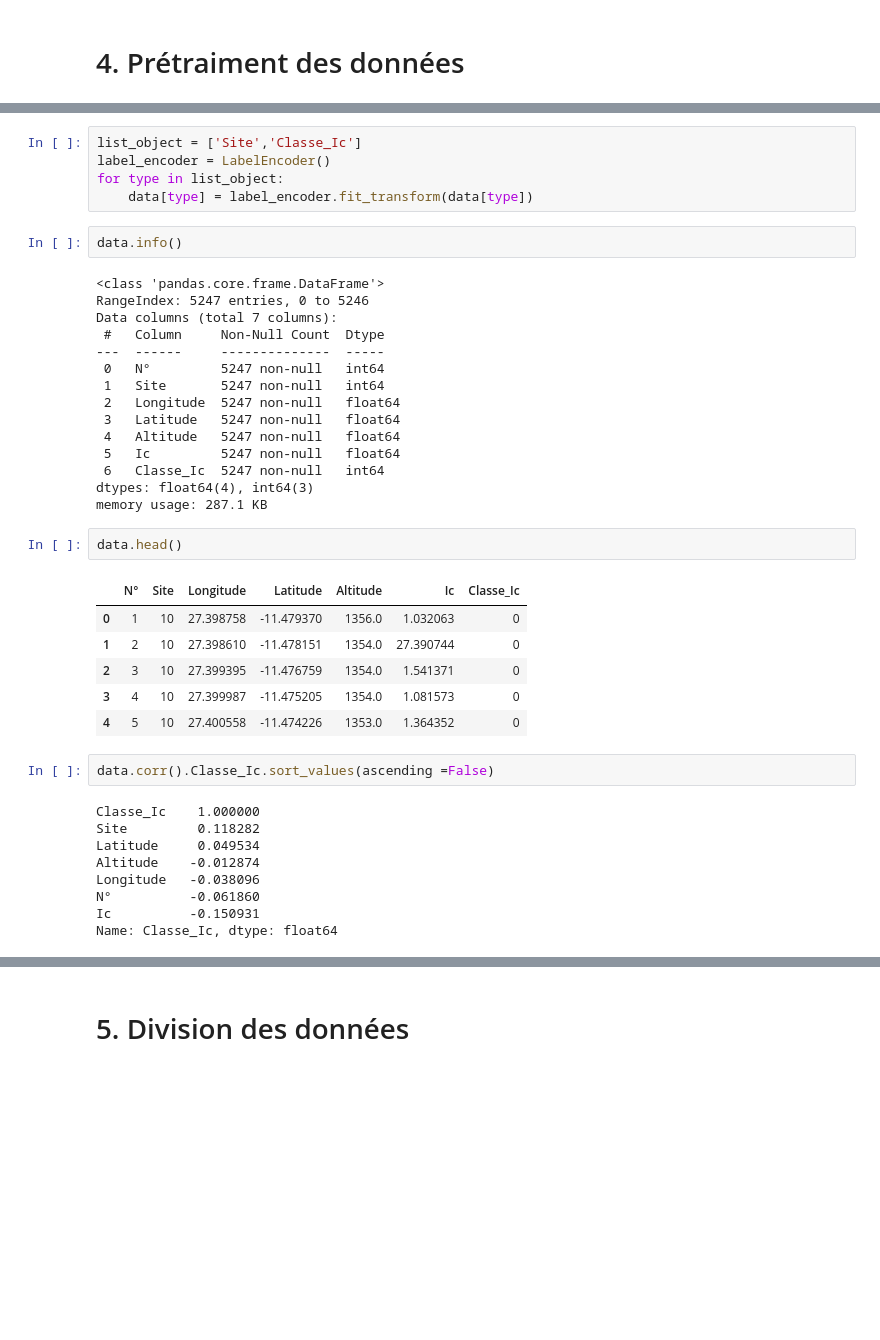
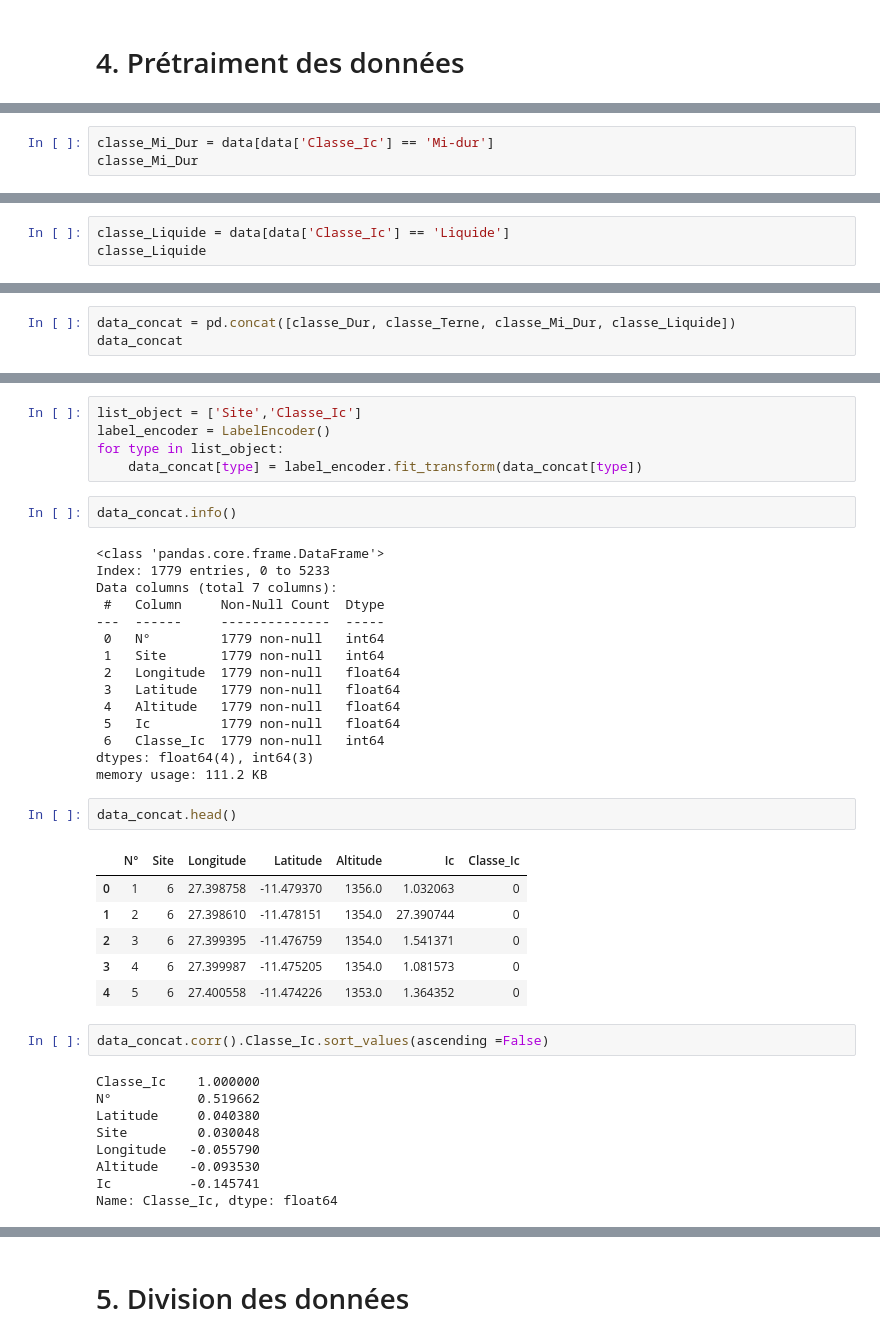
Before and after one commit to JenovicT/Td, a Jupyter notebook: Mining.ipynb, the cells around one changed output, grey strips where cells are left out. Cells and saved outputs as stored; diff of their text form; blank space fills up the shorter version.

```diff
--- a/Mining.ipynb
+++ b/Mining.ipynb
@@ -80,0 +121,3 @@ Name: count, dtype: int64
+# %%
+classe_Mi_Dur = data[data['Classe_Ic'] == 'Mi-dur']
+classe_Mi_Dur
@@ -80,0 +138,3 @@ Name: count, dtype: int64
+# %%
+classe_Liquide = data[data['Classe_Ic'] == 'Liquide']
+classe_Liquide
@@ -80,0 +155,3 @@ Name: count, dtype: int64
+# %%
+data_concat = pd.concat([classe_Dur, classe_Terne, classe_Mi_Dur, classe_Liquide])
+data_concat
@@ -82,42 +186,42 @@ Name: count, dtype: int64
 list_object = ['Site','Classe_Ic']
 label_encoder = LabelEncoder()
 for type in list_object:
-    data[type] = label_encoder.fit_transform(data[type])
+    data_concat[type] = label_encoder.fit_transform(data_concat[type])
 # %%
-data.info()
+data_concat.info()
 # %% [output]
 <class 'pandas.core.frame.DataFrame'>
-RangeIndex: 5247 entries, 0 to 5246
+Index: 1779 entries, 0 to 5233
 Data columns (total 7 columns):
  #   Column     Non-Null Count  Dtype
 ---  ------     --------------  -----
- 0   N°         5247 non-null   int64
- 1   Site       5247 non-null   int64
- 2   Longitude  5247 non-null   float64
- 3   Latitude   5247 non-null   float64
- 4   Altitude   5247 non-null   float64
- 5   Ic         5247 non-null   float64
- 6   Classe_Ic  5247 non-null   int64
+ 0   N°         1779 non-null   int64
+ 1   Site       1779 non-null   int64
+ 2   Longitude  1779 non-null   float64
+ 3   Latitude   1779 non-null   float64
+ 4   Altitude   1779 non-null   float64
+ 5   Ic         1779 non-null   float64
+ 6   Classe_Ic  1779 non-null   int64
 dtypes: float64(4), int64(3)
-memory usage: 287.1 KB
+memory usage: 111.2 KB
 # %%
-data.head()
+data_concat.head()
 # %% [output]
 |  | N° | Site | Longitude | Latitude | Altitude | Ic | Classe_Ic |
-| 0 | 1 | 10 | 27.398758 | -11.479370 | 1356.0 | 1.032063 | 0 |
-| 1 | 2 | 10 | 27.398610 | -11.478151 | 1354.0 | 27.390744 | 0 |
-| 2 | 3 | 10 | 27.399395 | -11.476759 | 1354.0 | 1.541371 | 0 |
-| 3 | 4 | 10 | 27.399987 | -11.475205 | 1354.0 | 1.081573 | 0 |
-| 4 | 5 | 10 | 27.400558 | -11.474226 | 1353.0 | 1.364352 | 0 |
+| 0 | 1 | 6 | 27.398758 | -11.479370 | 1356.0 | 1.032063 | 0 |
+| 1 | 2 | 6 | 27.398610 | -11.478151 | 1354.0 | 27.390744 | 0 |
+| 2 | 3 | 6 | 27.399395 | -11.476759 | 1354.0 | 1.541371 | 0 |
+| 3 | 4 | 6 | 27.399987 | -11.475205 | 1354.0 | 1.081573 | 0 |
+| 4 | 5 | 6 | 27.400558 | -11.474226 | 1353.0 | 1.364352 | 0 |
 # %%
-data.corr().Classe_Ic.sort_values(ascending =False)
+data_concat.corr().Classe_Ic.sort_values(ascending =False)
 # %% [output]
 Classe_Ic    1.000000
-Site         0.118282
-Latitude     0.049534
-Altitude    -0.012874
-Longitude   -0.038096
-N°          -0.061860
-Ic          -0.150931
+N°           0.519662
+Latitude     0.040380
+Site         0.030048
+Longitude   -0.055790
+Altitude    -0.093530
+Ic          -0.145741
 Name: Classe_Ic, dtype: float64
 # %%
```
Also changed, not shown: parts of 42 cells of this notebook.
